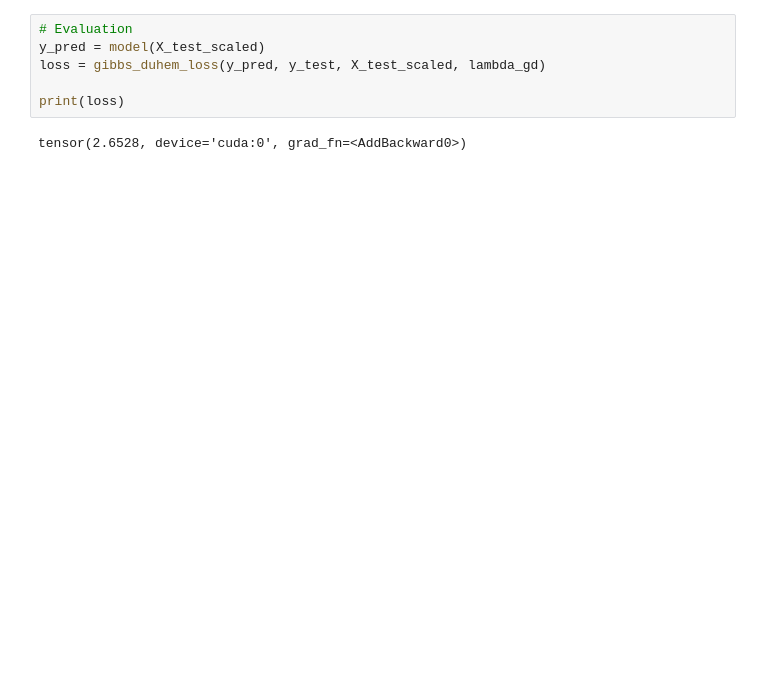
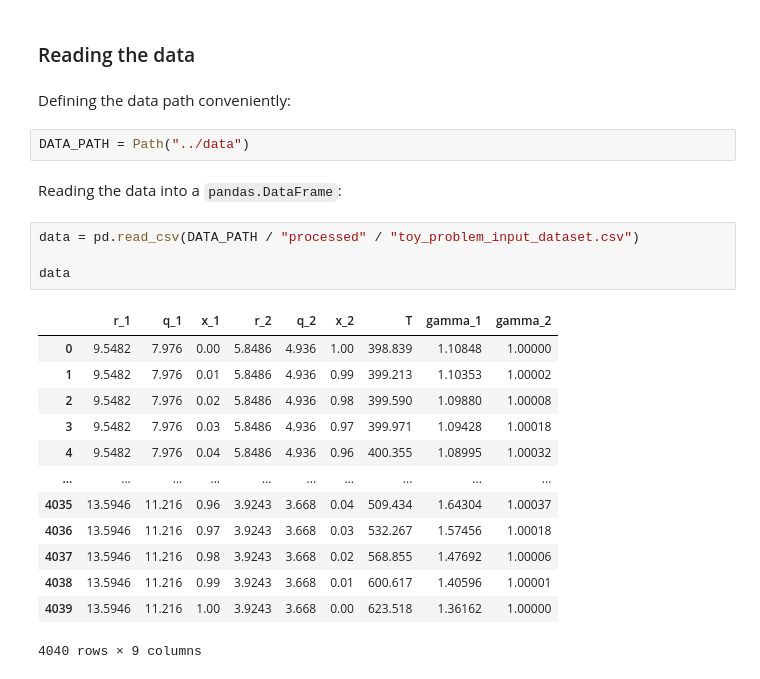
Before and after one commit to ThermoPhase-FCSRG/biofuels-sciml, a Jupyter notebook: notebooks/activity_coefficient_pinn_torch.ipynb, the cells around one changed output. Cells and saved outputs as stored; diff of their text form; blank space fills up the shorter version.

```diff
--- a/notebooks/activity_coefficient_pinn_torch.ipynb
+++ b/notebooks/activity_coefficient_pinn_torch.ipynb
@@ -173,8 +75,26 @@ plt.show()
-# %%
-# Evaluation
-y_pred = model(X_test_scaled)
-loss = gibbs_duhem_loss(y_pred, y_test, X_test_scaled, lambda_gd)
-
-print(loss)
-# %% [output]
-tensor(2.6528, device='cuda:0', grad_fn=<AddBackward0>)
+# %% [markdown]
+### Reading the data
+# %% [markdown]
+Defining the data path conveniently:
+# %%
+DATA_PATH = Path("../data")
+# %% [markdown]
+Reading the data into a `pandas.DataFrame`:
+# %%
+data = pd.read_csv(DATA_PATH / "processed" / "toy_problem_input_dataset.csv")
+
+data
+# %% [output]
+|  | r_1 | q_1 | x_1 | r_2 | q_2 | x_2 | T | gamma_1 | gamma_2 |
+| 0 | 9.5482 | 7.976 | 0.00 | 5.8486 | 4.936 | 1.00 | 398.839 | 1.10848 | 1.00000 |
+| 1 | 9.5482 | 7.976 | 0.01 | 5.8486 | 4.936 | 0.99 | 399.213 | 1.10353 | 1.00002 |
+| 2 | 9.5482 | 7.976 | 0.02 | 5.8486 | 4.936 | 0.98 | 399.590 | 1.09880 | 1.00008 |
+| 3 | 9.5482 | 7.976 | 0.03 | 5.8486 | 4.936 | 0.97 | 399.971 | 1.09428 | 1.00018 |
+| 4 | 9.5482 | 7.976 | 0.04 | 5.8486 | 4.936 | 0.96 | 400.355 | 1.08995 | 1.00032 |
+| ... | ... | ... | ... | ... | ... | ... | ... | ... | ... |
+| 4035 | 13.5946 | 11.216 | 0.96 | 3.9243 | 3.668 | 0.04 | 509.434 | 1.64304 | 1.00037 |
+| 4036 | 13.5946 | 11.216 | 0.97 | 3.9243 | 3.668 | 0.03 | 532.267 | 1.57456 | 1.00018 |
+| 4037 | 13.5946 | 11.216 | 0.98 | 3.9243 | 3.668 | 0.02 | 568.855 | 1.47692 | 1.00006 |
+| 4038 | 13.5946 | 11.216 | 0.99 | 3.9243 | 3.668 | 0.01 | 600.617 | 1.40596 | 1.00001 |
+| 4039 | 13.5946 | 11.216 | 1.00 | 3.9243 | 3.668 | 0.00 | 623.518 | 1.36162 | 1.00000 |
+4040 rows × 9 columns
```
Also changed, not shown: parts of 23 cells of this notebook, 6 other files.
